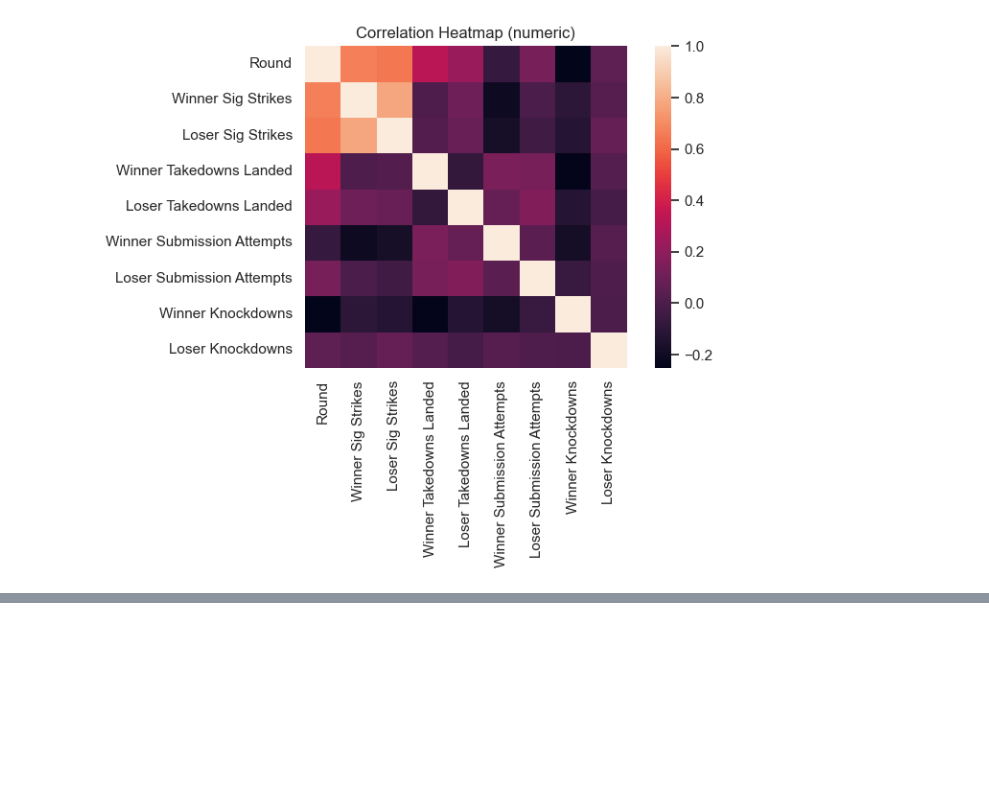
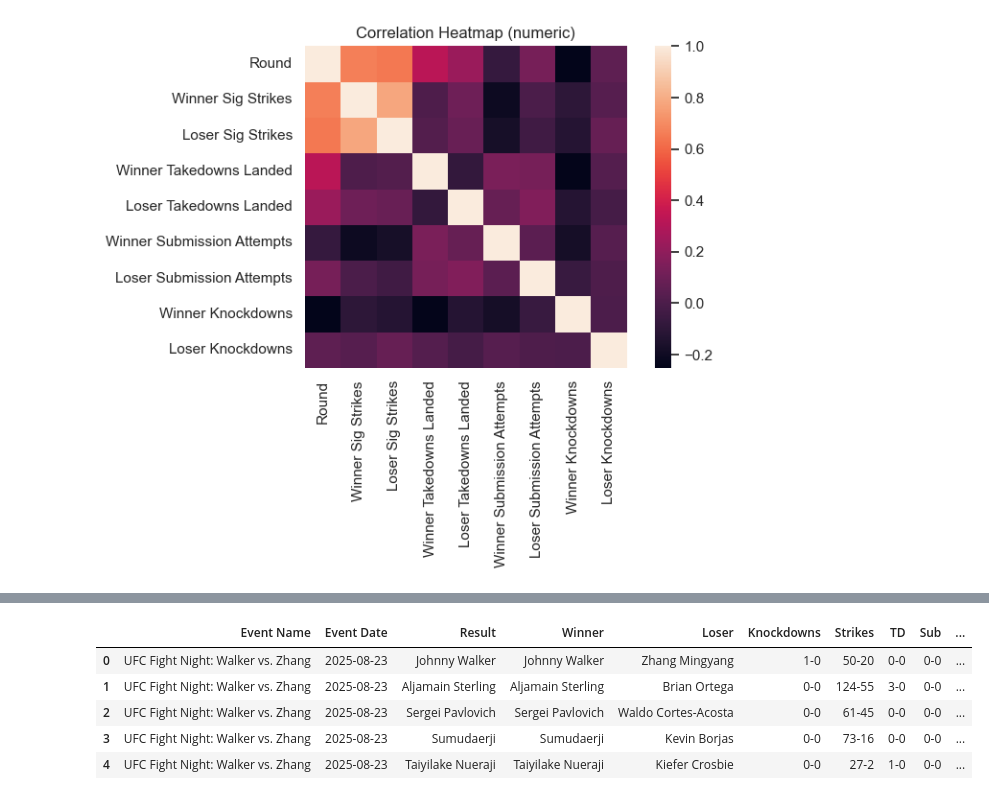
Before and after one commit to kevinxiao-1/UFC-Analysis, a Jupyter notebook: analysis_portfolio.ipynb, the cells around one changed output, grey strips where cells are left out. Saved outputs shown, nothing was run; the diff lists cells and outputs as text; code cells hidden in the pictures; blank space fills up the shorter version.

```diff
--- a/analysis_portfolio_v2.ipynb
+++ b/analysis_portfolio.ipynb
@@ -287,0 +294,9 @@ plt.show()
+# %%
+event_df.head()
+# %% [output]
+|  | Event Name | Event Date | Result | Winner | Loser | Knockdowns | Strikes | TD | Sub | ... |
+| 0 | UFC Fight Night: Walker vs. Zhang | 2025-08-23 | Johnny Walker | Johnny Walker | Zhang Mingyang | 1-0 | 50-20 | 0-0 | 0-0 | ... |
+| 1 | UFC Fight Night: Walker vs. Zhang | 2025-08-23 | Aljamain Sterling | Aljamain Sterling | Brian Ortega | 0-0 | 124-55 | 3-0 | 0-0 | ... |
+| 2 | UFC Fight Night: Walker vs. Zhang | 2025-08-23 | Sergei Pavlovich | Sergei Pavlovich | Waldo Cortes-Acosta | 0-0 | 61-45 | 0-0 | 0-0 | ... |
+| 3 | UFC Fight Night: Walker vs. Zhang | 2025-08-23 | Sumudaerji | Sumudaerji | Kevin Borjas | 0-0 | 73-16 | 0-0 | 0-0 | ... |
+| 4 | UFC Fight Night: Walker vs. Zhang | 2025-08-23 | Taiyilake Nueraji | Taiyilake Nueraji | Kiefer Crosbie | 0-0 | 27-2 | 1-0 | 0-0 | ... |
```
Also changed, not shown: parts of 9 cells of this notebook, 2 other files.
